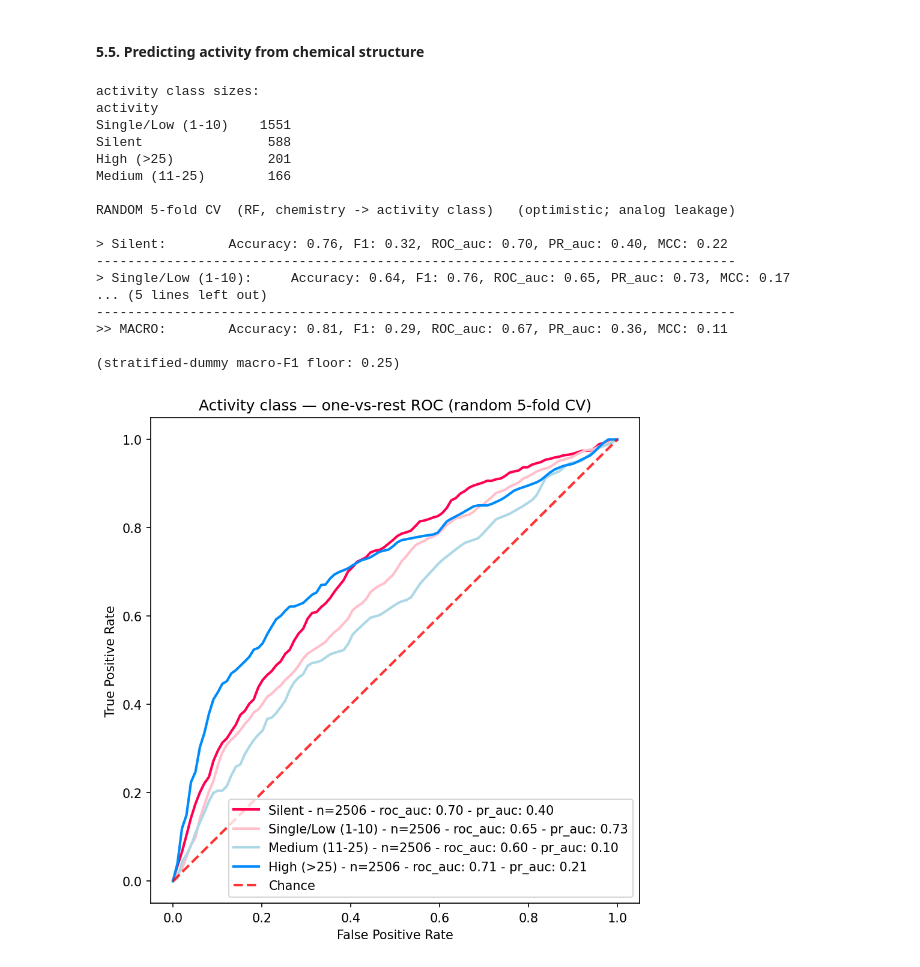
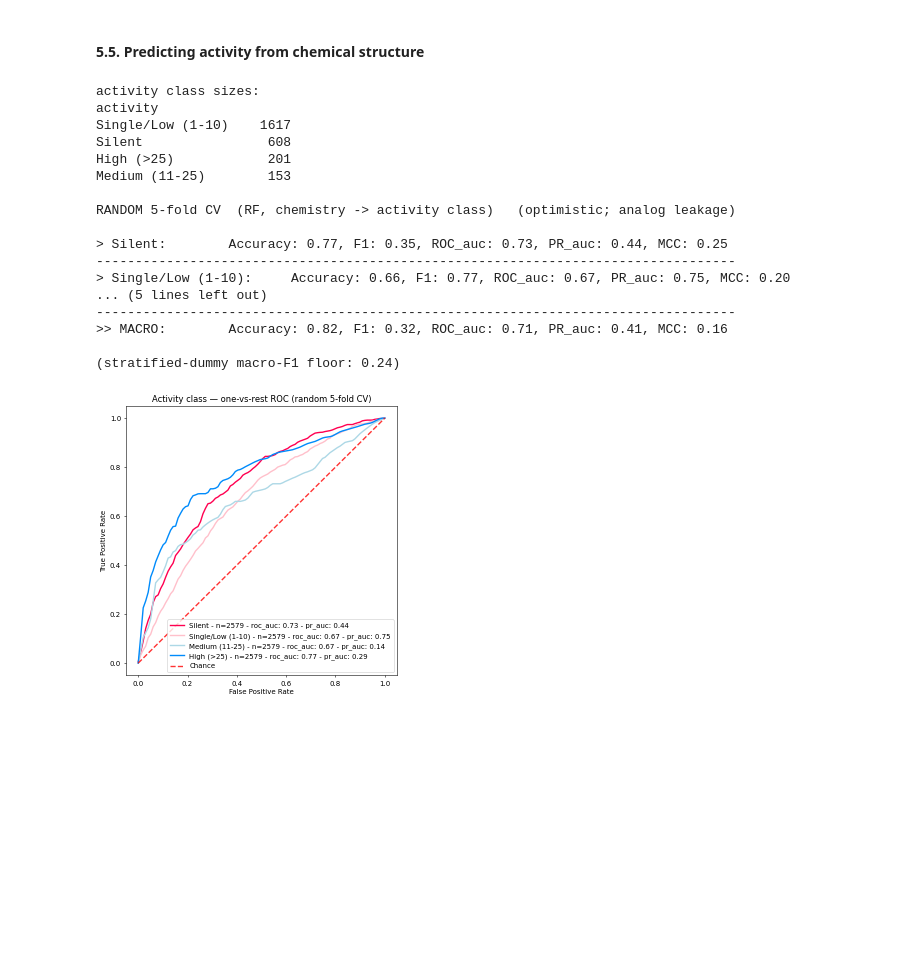
Before and after one commit to gtamo39/MS_ML, a Jupyter notebook: vignettes/MS_TargetML.ipynb, the cells around one changed output. Cells and saved outputs as stored; diff of their text form; code cells hidden in the pictures; blank space fills up the shorter version.

```diff
--- a/vignettes/MS_TargetML.ipynb
+++ b/vignettes/MS_TargetML.ipynb
@@ -168,5 +168,8 @@ Wall time: 2.79 s
 ## local params — controls + contaminants come from config/config.yaml (CONTROLS / CONTAMINANTS)
 control_compounds = list(CONTROLS)                                  # YAML list of control SRB ids
 contaminants      = list(pd.read_csv(CONTAMINANTS)['Molecule Name'])  # contaminant compounds to remove
-print(f'> {len(control_compounds)} control + {len(contaminants):,} contaminant compounds (from config)')
+fbx_independent   = list(serac_df[ (serac_df['Px_Ligase_dependent(yes/no)']==0) | (serac_df['Px_validated_WT(yes/no)']==0) ]['compound'].unique())
+cm2rm             = fbx_independent + control_compounds + contaminants
+
+print(f'> {len(control_compounds)} control + {len(contaminants):,} contaminant compounds (from config) + {len(fbx_independent)} fbx independent = {len(cm2rm)}')
 # %% [output]
@@ -487,7 +490,7 @@ if 11 < 3:
 ##   4. 5-fold CV regression via ML_Reg.run_K_Fold_Xval_Regression.
 ##   5. Scatter predicted vs observed; annotate R² (squared Pearson, same as the screen).
 
-gene = 'UNC45A' # 'KDM1B' # 'ANGPTL4' # 'EPHB4' # 'TGFB1' # 'PCSK9' #  'GSPT1' #      'ANKZF1' #    'CYP24A1' #     'TUBB8' #  #   'ASNS' #  'TP53'  # 'PLIN2' # 'TMEM205' #
+gene = 'EPHB4' # 'TGFB1' # 'UNC45A' # 'KDM1B' # 'ANGPTL4' #   'PCSK9' #  'GSPT1' #      'ANKZF1' #    'CYP24A1' #     'TUBB8' #  #   'ASNS' #  'TP53'  # 'PLIN2' # 'TMEM205' #
 tardf = df_raw[df_raw['genes']==gene]
 
 # ,'PCSK9'
@@ -520,15 +523,13 @@ tardf_ml = (tardf.assign(label=tardf_lbl)
 ML_data = pd.merge(MF_features, tardf_ml, on='compound').dropna()
 
 # remove "contaminated" compound:
-ML_data = ML_data[~ML_data['compound'].isin(CM2RM)]
+# ML_data = ML_data[~ML_data['compound'].isin(CM2RM)]
 stats_tools.check_ML_data(ML_data)
 
 if 1<3:
-    # remove compounds where activity is ligase independent
-    cms_no_fbx = list(serac_df[ (serac_df['Px_Ligase_dependent(yes/no)']==0) | (serac_df['Px_validated_WT(yes/no)']==0) ]['compound'].unique())
 
-    print(f"{len(cms_no_fbx)} compounds found not be FBX dependent")
-    ML_data = ML_data[~ML_data['compound'].isin(cms_no_fbx)]
+    print(f"{len(cm2rm)} compounds found not be FBX dependent / controls / contaminants")
+    ML_data = ML_data[~ML_data['compound'].isin(cm2rm)]
 
 print(f'> {gene}: {len(ML_data):,} compounds  (label = {_label_src})'
       f'features={MF_features.shape[1]-1} (dropped {len(_drop)} sparse Morgan bits)')
@@ -1600,13 +1619,13 @@ tardf_ml = (tardf.assign(label=tardf_lbl)
 # _drop   = [c for c in _morgan if MF_features[c].mean() <= 0.02]
 # _features_used = MF_features.drop(columns=_drop)
 ML_data = pd.merge(MF_features, tardf_ml, on='compound').dropna()
-# remove "contaminated" compound:
-ML_data = ML_data[~ML_data['compound'].isin(CM2RM)]
+# # remove "contaminated" compound:
+# ML_data = ML_data[~ML_data['compound'].isin(CM2RM)]
 
 ## remove FBX devalidated compounds:
-cms_no_fbx = list(serac_df[ (serac_df['Px_Ligase_dependent(yes/no)']==0) | (serac_df['Px_validated_WT(yes/no)']==0) ]['compound'].unique())
-print(f"{len(cms_no_fbx)} compounds found not be FBX dependent")
-ML_data = ML_data[~ML_data['compound'].isin(cms_no_fbx)]
+cm2rm = list(serac_df[ (serac_df['Px_Ligase_dependent(yes/no)']==0) | (serac_df['Px_validated_WT(yes/no)']==0) ]['compound'].unique())
+print(f"{len(cm2rm)} compounds found not be FBX dependent")
+ML_data = ML_data[~ML_data['compound'].isin(cm2rm)]
 
 print(f'> {gene}: {len(ML_data):,} compounds  (label = {_label_src})  '
         f'features={MF_features.shape[1]-1}')
@@ -2244,6 +2212,9 @@ activity = (MS.dropna(subset=['activity']).sort_values('date')
               .drop_duplicates('compound', keep='last')[['compound', 'activity']])
 activity['activity'] = activity['activity'].replace(
     {'Single (1)': 'Single/Low (1-10)', 'Low (2-10)': 'Single/Low (1-10)'})   # group Single + Low
+
+## remove contaminants + controls + FBX dependency:
+activity = activity[~activity['compound'].isin(cm2rm)]
 
 data = MF_features.merge(activity, on='compound')
 feat = [c for c in MF_features.columns if c != 'compound']
@@ -2270,39 +2241,39 @@ act_y, act_pred, act_proba, act_classes, act_order = y, pred, proba, classes, _o
 # %% [output]
 activity class sizes:
 activity
-Single/Low (1-10)    1551
-Silent                588
+Single/Low (1-10)    1617
+Silent                608
 High (>25)            201
-Medium (11-25)        166
+Medium (11-25)        153
 
 RANDOM 5-fold CV  (RF, chemistry -> activity class)   (optimistic; analog leakage)
 
-> Silent:        Accuracy: 0.76, F1: 0.32, ROC_auc: 0.70, PR_auc: 0.40, MCC: 0.22
+> Silent:        Accuracy: 0.77, F1: 0.35, ROC_auc: 0.73, PR_auc: 0.44, MCC: 0.25
 ----------------------------------------------------------------------------------
-> Single/Low (1-10):     Accuracy: 0.64, F1: 0.76, ROC_auc: 0.65, PR_auc: 0.73, MCC: 0.17
+> Single/Low (1-10):     Accuracy: 0.66, F1: 0.77, ROC_auc: 0.67, PR_auc: 0.75, MCC: 0.20
 ... (5 lines left out)
 ----------------------------------------------------------------------------------
->> MACRO:        Accuracy: 0.81, F1: 0.29, ROC_auc: 0.67, PR_auc: 0.36, MCC: 0.11
+>> MACRO:        Accuracy: 0.82, F1: 0.32, ROC_auc: 0.71, PR_auc: 0.41, MCC: 0.16
 
-(stratified-dummy macro-F1 floor: 0.25)
+(stratified-dummy macro-F1 floor: 0.24)
 # %%
 ## plot ROC AUCs by classes:
 ## one-vs-rest ROC per activity class. NOTE: plot_roc_curve takes a positional
 ## LIST of colours (it indexes c[i] for the i-th curve), NOT a dict — so we map
 ## the {class: colour} dict onto act_order to get the list.
 col2class = {'Silent': SILENT_C, 'High (>25)': ACTIVE_C, 'Single/Low (1-10)': 'pink', 'Medium (11-25)': 'lightblue'}
 pred_dfs = [pd.DataFrame({
     'real_y': (act_y == cl).astype(int),
     'pred_y': (act_pred == cl).astype(int),
     'probas': act_proba[:, list(act_classes).index(cl)],
 }) for cl in act_order]
 colors = [col2class.get(cl, 'grey') for cl in act_order]        # dict -> list aligned to act_order
 ML_Class.plot_roc_curve(pred_dfs, c=colors, l=list(act_order),
-                        metric2show=['roc_auc','pr_auc'], dpi=150)
+                        metric2show=['roc_auc','pr_auc'], dpi=50)
 plt.title('Activity class — one-vs-rest ROC (random 5-fold CV)')
 plt.show()
 # %% [output]
-[figure, old version]
+[figure, new version]
 # %%
 ## Predicting single/low vs rest:
 ## Binary: 1 = Single/Low activity (ndown 1-10), 0 = rest of the library (Silent + Medium + High).
```
Also changed, not shown: parts of 20 cells of this notebook, 7 other files.
